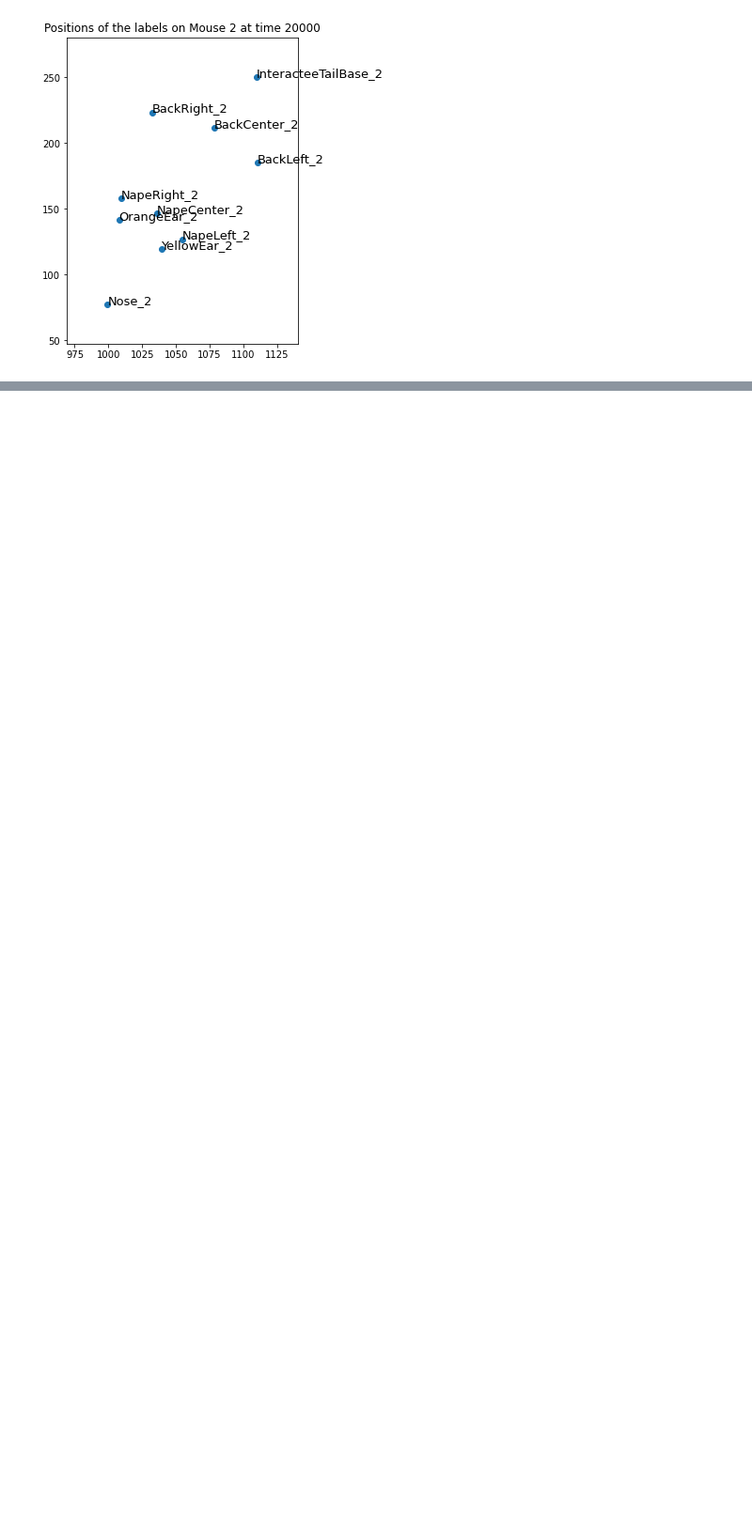
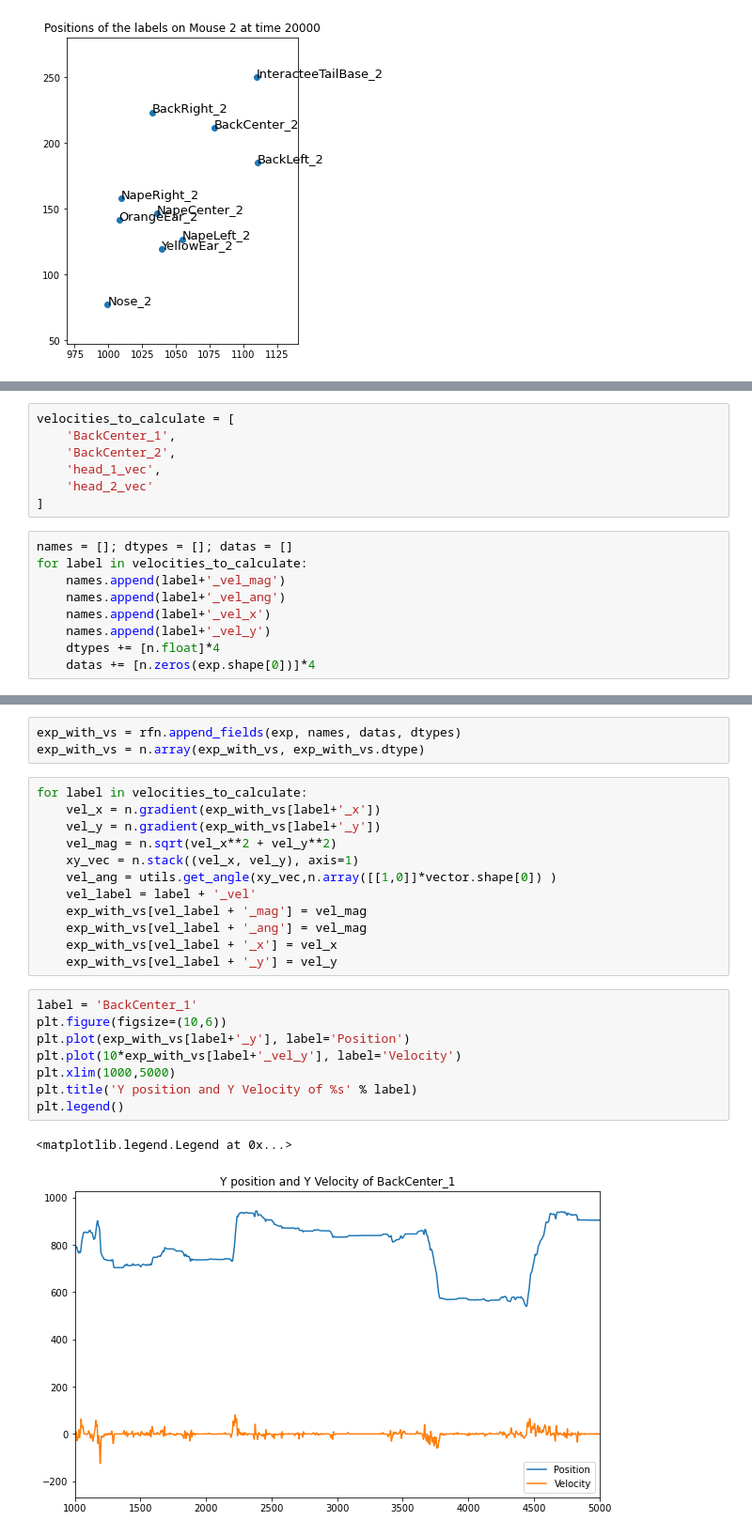
Before and after one commit to alihaydaroglu/swc-en-social, a Jupyter notebook: introduction.ipynb, the cells around one changed output, grey strips where cells are left out. Shown: that part at 94% size. Drawn from its saved outputs; the diff is of its cells as text; blank space fills up the shorter version.

```diff
--- a/introduction.ipynb
+++ b/introduction.ipynb
@@ -105,0 +232,16 @@ plt.show()
+# %%
+velocities_to_calculate = [
+    'BackCenter_1',
+    'BackCenter_2',
+    'head_1_vec',
+    'head_2_vec'
+]
+# %%
+names = []; dtypes = []; datas = []
+for label in velocities_to_calculate:
+    names.append(label+'_vel_mag')
+    names.append(label+'_vel_ang')
+    names.append(label+'_vel_x')
+    names.append(label+'_vel_y')
+    dtypes += [n.float]*4
+    datas += [n.zeros(exp.shape[0])]*4
@@ -105,0 +251,26 @@ plt.show()
+# %%
+exp_with_vs = rfn.append_fields(exp, names, datas, dtypes)
+exp_with_vs = n.array(exp_with_vs, exp_with_vs.dtype)
+# %%
+for label in velocities_to_calculate:
+    vel_x = n.gradient(exp_with_vs[label+'_x'])
+    vel_y = n.gradient(exp_with_vs[label+'_y'])
+    vel_mag = n.sqrt(vel_x**2 + vel_y**2)
+    xy_vec = n.stack((vel_x, vel_y), axis=1)
+    vel_ang = utils.get_angle(xy_vec,n.array([[1,0]]*vector.shape[0]) )
+    vel_label = label + '_vel'
+    exp_with_vs[vel_label + '_mag'] = vel_mag
+    exp_with_vs[vel_label + '_ang'] = vel_mag
+    exp_with_vs[vel_label + '_x'] = vel_x
+    exp_with_vs[vel_label + '_y'] = vel_y
+# %%
+label = 'BackCenter_1'
+plt.figure(figsize=(10,6))
+plt.plot(exp_with_vs[label+'_y'], label='Position')
+plt.plot(10*exp_with_vs[label+'_vel_y'], label='Velocity')
+plt.xlim(1000,5000)
+plt.title('Y position and Y Velocity of %s' % label)
+plt.legend()
+# %% [output]
+<matplotlib.legend.Legend at 0x...>
+[figure, added]
```
Also changed, not shown: parts of 11 cells of this notebook, 2 other files.
